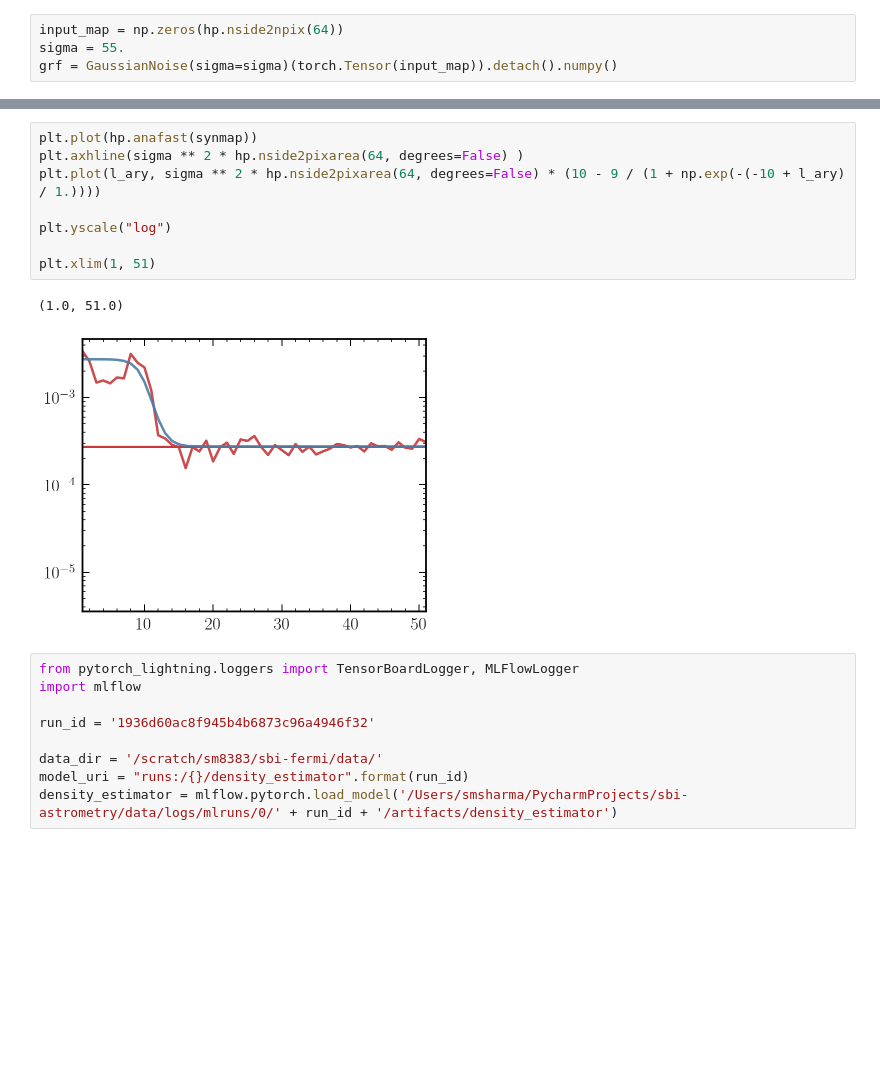
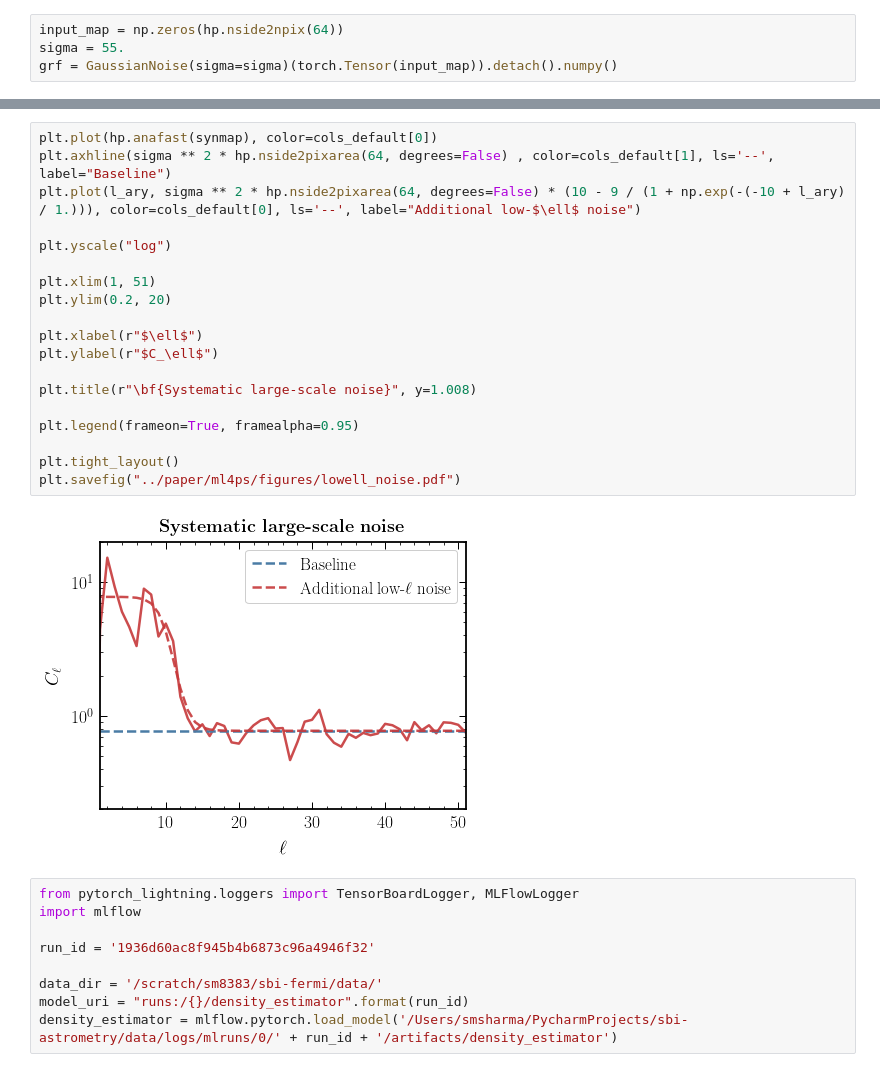
Before and after one commit to smsharma/neural-global-astrometry, a Jupyter notebook: notebooks/01_cdm.ipynb, the cells around one changed output, grey strips where cells are left out. Drawn from its saved outputs; the diff is of its cells as text; blank space fills up the shorter version.

```diff
--- a/notebooks/01_cdm.ipynb
+++ b/notebooks/01_cdm.ipynb
@@ -658,14 +694,24 @@ WARNING: AstropyDeprecationWarning: "verbose" was deprecated in version 1.15.0 a
 # %%
-plt.plot(hp.anafast(synmap))
-plt.axhline(sigma ** 2 * hp.nside2pixarea(64, degrees=False) )
-plt.plot(l_ary, sigma ** 2 * hp.nside2pixarea(64, degrees=False) * (10 - 9 / (1 + np.exp(-(-10 + l_ary) / 1.))))
+plt.plot(hp.anafast(synmap), color=cols_default[0])
+plt.axhline(sigma ** 2 * hp.nside2pixarea(64, degrees=False) , color=cols_default[1], ls='--', label="Baseline")
+plt.plot(l_ary, sigma ** 2 * hp.nside2pixarea(64, degrees=False) * (10 - 9 / (1 + np.exp(-(-10 + l_ary) / 1.))), color=cols_default[0], ls='--', label="Additional low-$\ell$ noise")
 
 plt.yscale("log")
 
 plt.xlim(1, 51)
+plt.ylim(0.2, 20)
+
+plt.xlabel(r"$\ell$")
+plt.ylabel(r"$C_\ell$")
+
+plt.title(r"\bf{Systematic large-scale noise}", y=1.008)
+
+plt.legend(frameon=True, framealpha=0.95)
+
+plt.tight_layout()
+plt.savefig("../paper/ml4ps/figures/lowell_noise.pdf")
 # %% [output]
-(1.0, 51.0)
-[figure, old version]
+[figure, new version]
 # %%
 from pytorch_lightning.loggers import TensorBoardLogger, MLFlowLogger
 import mlflow
```
Also changed, not shown: parts of 25 cells of this notebook, 29 other files.
